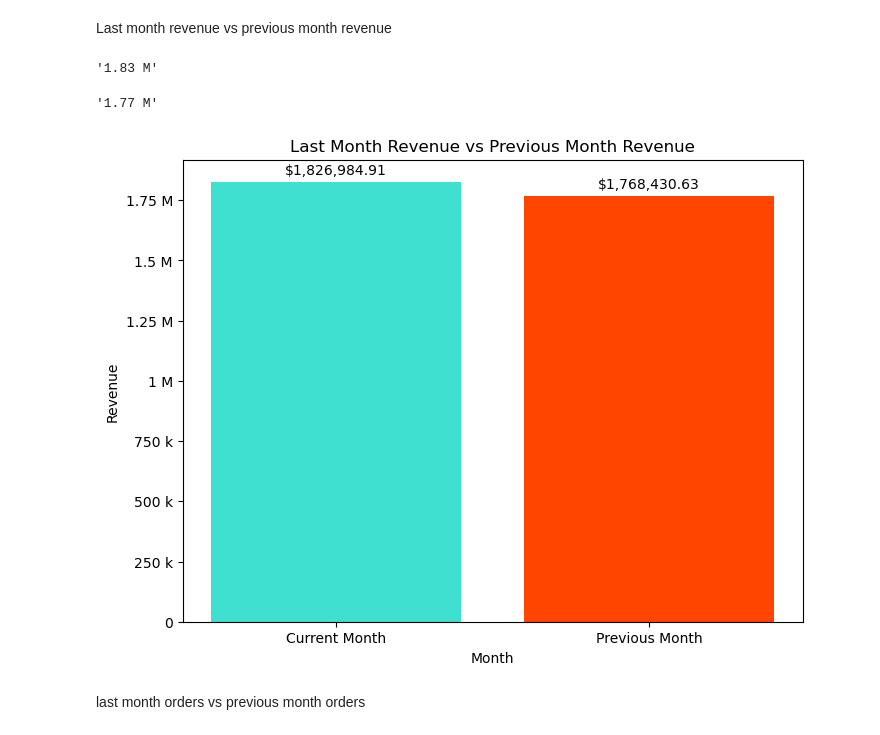
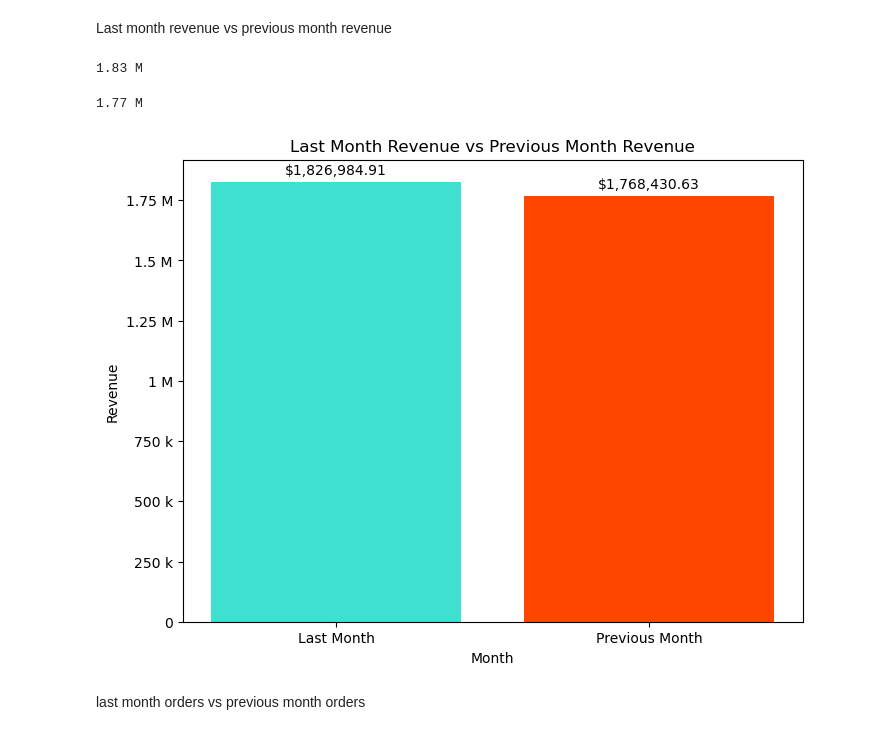
Before and after one commit to Anandhuvimalan/AdventureWorks-Analytics-with-Python-PostgreSQL-and-Power-BI, a Jupyter notebook: python/AdventureWorks.ipynb, the cells around one changed output. Drawn from its saved outputs; the diff is of its cells as text; code cells hidden in the pictures.

Commit message:
formatting

```diff
--- a/python/AdventureWorks.ipynb
+++ b/python/AdventureWorks.ipynb
@@ -276,32 +426,54 @@ plt.show()
 # %% [markdown]
 Last month revenue vs previous month revenue
 # %%
-current_month_revenue=sales_product_calender_table[sales_product_calender_table['StartofMonth']==max(sales_product_calender_table['StartofMonth'])].groupby(['StartofMonth'])['Revenue'].sum().reset_index()
-display_unit_formatter(current_month_revenue['Revenue'].iloc[0], decimal_places=2)
+# Filter data for the last month based on the maximum 'StartofMonth'
+last_month_revenue = (
+    sales_product_calender_table[sales_product_calender_table['StartofMonth'] == max(sales_product_calender_table['StartofMonth'])]
+    .groupby(['StartofMonth'])['Revenue']
+    .sum()
+    .reset_index()
+)
+
+# Format the revenue for the last month using display_unit_formatter with 2 decimal places
+formatted_last_month_revenue = display_unit_formatter(last_month_revenue['Revenue'].iloc[0], decimal_places=2)
+
+print(formatted_last_month_revenue)
 # %% [output]
-'1.83 M'
+1.83 M
 # %%
+# Calculate the start date of the previous month
 previous_month = max(sales_product_calender_table['StartofMonth']) - pd.DateOffset(months=1)
-previous_month_revenue=sales_product_calender_table[sales_product_calender_table['StartofMonth']==previous_month ].groupby(['StartofMonth'])['Revenue'].sum().reset_index()
-display_unit_formatter(previous_month_revenue['Revenue'].iloc[0], decimal_places=2)
+
+# Filter data for the previous month
+previous_month_revenue = (
+    sales_product_calender_table[sales_product_calender_table['StartofMonth'] == previous_month]
+    .groupby(['StartofMonth'])['Revenue']
+    .sum()
+    .reset_index()
+)
+
+# Format the revenue for the previous month using display_unit_formatter with 2 decimal places
+formatted_previous_month_revenue = display_unit_formatter(previous_month_revenue['Revenue'].iloc[0], decimal_places=2)
+
+print(formatted_previous_month_revenue)
 # %% [output]
-'1.77 M'
+1.77 M
 # %%
-current_revenue = current_month_revenue['Revenue'].iloc[0]
+last_revenue = last_month_revenue['Revenue'].iloc[0]
 previous_revenue = previous_month_revenue['Revenue'].iloc[0]
 plt.figure(figsize=(8, 6))
-bars = plt.bar(['Current Month', 'Previous Month'],
-               [current_revenue, previous_revenue],
+bars = plt.bar(['Last Month', 'Previous Month'],
+               [last_revenue, previous_revenue],
                color=['#40E0D0', '#FF4500'])
 
-plt.bar_label(bars, labels=[f'${current_revenue:,.2f}', f'${previous_revenue:,.2f}'], padding=3)
+plt.bar_label(bars, labels=[f'${last_revenue:,.2f}', f'${previous_revenue:,.2f}'], padding=3)
 plt.gca().yaxis.set_major_formatter(EngFormatter())
 plt.title('Last Month Revenue vs Previous Month Revenue')
 plt.ylabel('Revenue')
 plt.xlabel('Month')
 plt.show()
 # %% [output]
-[figure, old version]
+[figure, new version]
 # %% [markdown]
 last month orders vs previous month orders
 # %%
```
Also changed, not shown: parts of 64 cells of this notebook.
